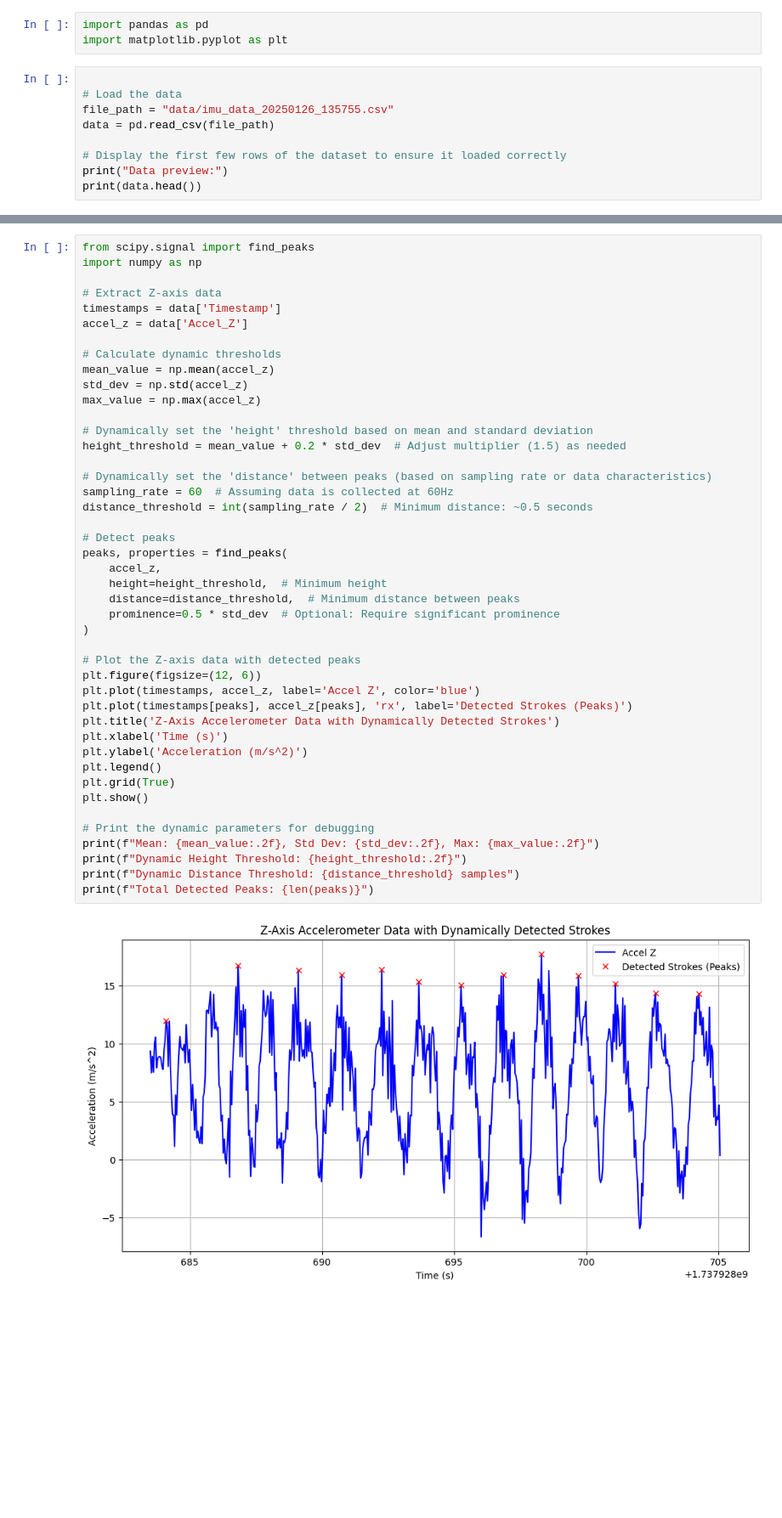
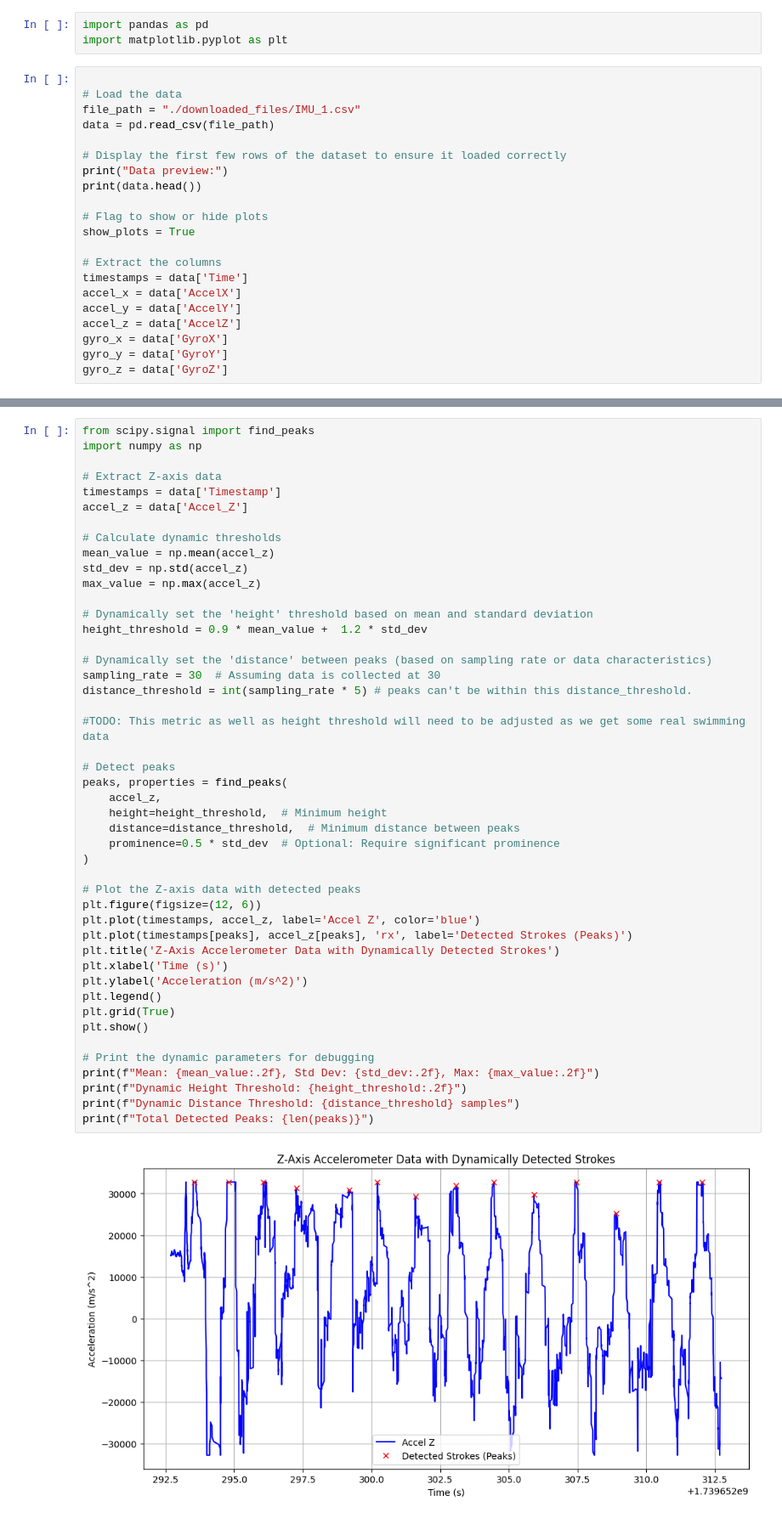
Before and after one commit to IddoSadeh/FORM24, a Jupyter notebook: esp IMU/imuProcess.ipynb, the cells around one changed output, grey strips where cells are left out. Shown at 85% size. Saved outputs shown, nothing was run; the diff lists cells and outputs as text; blank space fills up the shorter version.

```diff
--- a/esp IMU/imuProcess.ipynb
+++ b/esp IMU/imuProcess.ipynb
@@ -6,10 +6,22 @@ import matplotlib.pyplot as plt
 # %%
 
 # Load the data
-file_path = "data/imu_data_20250126_135755.csv"
+file_path = "./downloaded_files/IMU_1.csv"
 data = pd.read_csv(file_path)
 
 # Display the first few rows of the dataset to ensure it loaded correctly
 print("Data preview:")
 print(data.head())
+
+# Flag to show or hide plots
+show_plots = True
+
+# Extract the columns
+timestamps = data['Time']
+accel_x = data['AccelX']
+accel_y = data['AccelY']
+accel_z = data['AccelZ']
+gyro_x = data['GyroX']
+gyro_y = data['GyroY']
+gyro_z = data['GyroZ']
 # %% [output]
@@ -117,35 +115,37 @@ std_dev = np.std(accel_z)
 max_value = np.max(accel_z)
 
 # Dynamically set the 'height' threshold based on mean and standard deviation
-height_threshold = mean_value + 0.2 * std_dev  # Adjust multiplier (1.5) as needed
+height_threshold = 0.9 * mean_value +  1.2 * std_dev
 
 # Dynamically set the 'distance' between peaks (based on sampling rate or data characteristics)
-sampling_rate = 60  # Assuming data is collected at 60Hz
-distance_threshold = int(sampling_rate / 2)  # Minimum distance: ~0.5 seconds
+sampling_rate = 30  # Assuming data is collected at 30
+distance_threshold = int(sampling_rate * 5) # peaks can't be within this distance_threshold.
+
+#TODO: This metric as well as height threshold will need to be adjusted as we get some real swimming data
 
 # Detect peaks
 peaks, properties = find_peaks(
     accel_z,
     height=height_threshold,  # Minimum height
     distance=distance_threshold,  # Minimum distance between peaks
     prominence=0.5 * std_dev  # Optional: Require significant prominence
 )
 
 # Plot the Z-axis data with detected peaks
 plt.figure(figsize=(12, 6))
 plt.plot(timestamps, accel_z, label='Accel Z', color='blue')
 plt.plot(timestamps[peaks], accel_z[peaks], 'rx', label='Detected Strokes (Peaks)')
 plt.title('Z-Axis Accelerometer Data with Dynamically Detected Strokes')
 plt.xlabel('Time (s)')
 plt.ylabel('Acceleration (m/s^2)')
 plt.legend()
 plt.grid(True)
 plt.show()
 
 # Print the dynamic parameters for debugging
 print(f"Mean: {mean_value:.2f}, Std Dev: {std_dev:.2f}, Max: {max_value:.2f}")
 print(f"Dynamic Height Threshold: {height_threshold:.2f}")
 print(f"Dynamic Distance Threshold: {distance_threshold} samples")
 print(f"Total Detected Peaks: {len(peaks)}")
 # %% [output]
-[figure, old version]
+[figure, new version]
```
Also changed, not shown: parts of 6 cells of this notebook, 15 other files.
